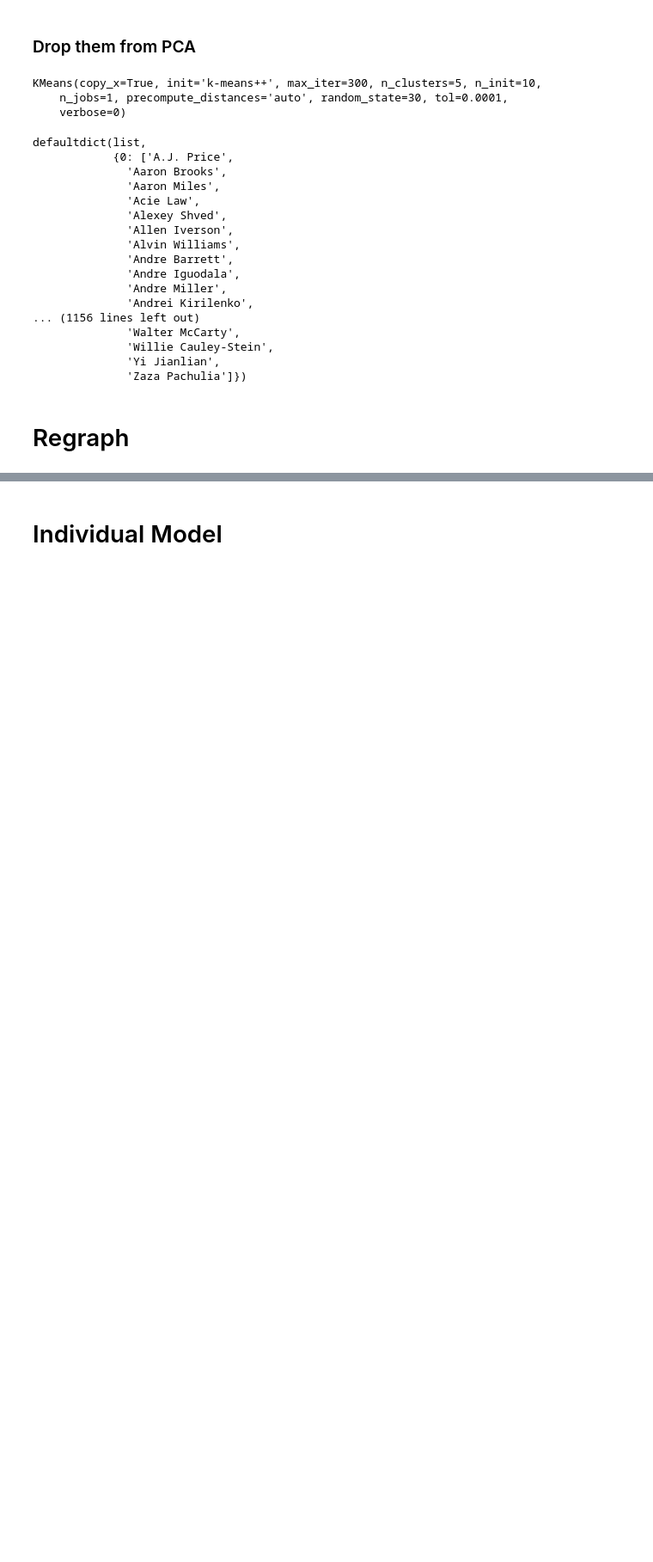
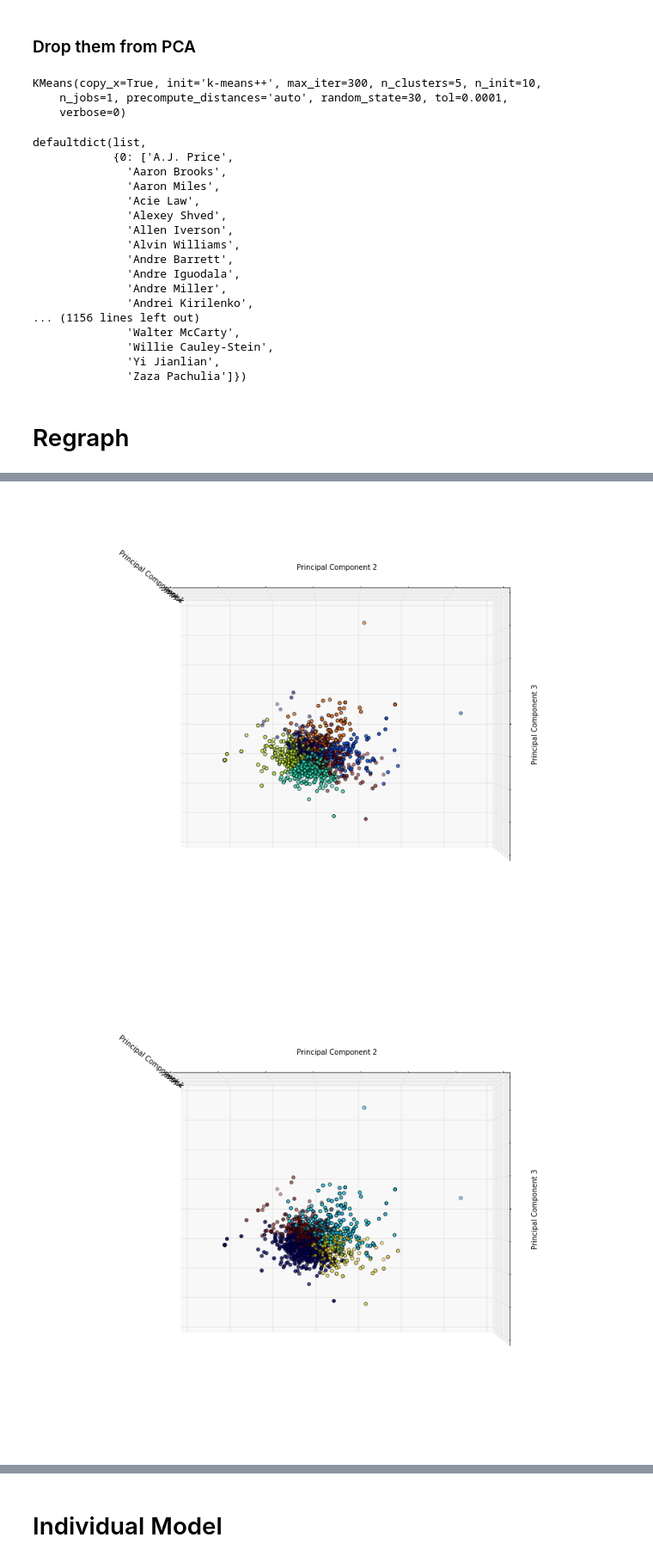
Before and after one commit to EricHPei/fantasy-score-predictor, a Jupyter notebook: score-predictor/src/Test.ipynb, the cells around one changed output, grey strips where cells are left out. Shown at 86% size. Saved outputs shown, nothing was run; the diff lists cells and outputs as text; code cells hidden in the pictures; blank space fills up the shorter version.

Commit message:
ClusterOne

```diff
--- a/score-predictor/src/Test.ipynb
+++ b/score-predictor/src/Test.ipynb
@@ -576,28 +576,3 @@ defaultdict(list,
               'Zaza Pachulia']})
 # %% [markdown]
 # Regraph
-# %%
-estimators = {'k_means_bball_4': KMeans(n_clusters=4, random_state=30),
-              'k_means_bball_5': KMeans(n_clusters=5, random_state=30),
-              'k_means_bball_6': KMeans(n_clusters=6, random_state=30)}
-
-
-fignum = 1
-for name, est in estimators.items():
-    fig = plt.figure(fignum, figsize=(12, 9))
-    plt.clf()
-    ax = Axes3D(fig, rect=[0, 0, .95, 1], elev=48, azim=134)
-
-    plt.cla()
-    est.fit(mat_nout)
-    labels = est.labels_
-
-    ax.scatter(mat_nout.iloc[:,0], mat_nout.iloc[:,1], mat_nout.iloc[:,2], c=labels.astype(np.float))
-
-    ax.w_xaxis.set_ticklabels([])
-    ax.w_yaxis.set_ticklabels([])
-    ax.w_zaxis.set_ticklabels([])
-    ax.set_xlabel('Principal Component 1')
-    ax.set_ylabel('Principal Component 2')
-    ax.set_zlabel('Principal Component 3')
-    fignum = fignum + 1
@@ -607,0 +581,5 @@ for name, est in estimators.items():
+# %%
+makeplot.make_plots(mat_nout)
+# %% [output]
+[figure, added]
+[figure, added]
```
Also changed, not shown: parts of 32 cells of this notebook, 33 other files.
